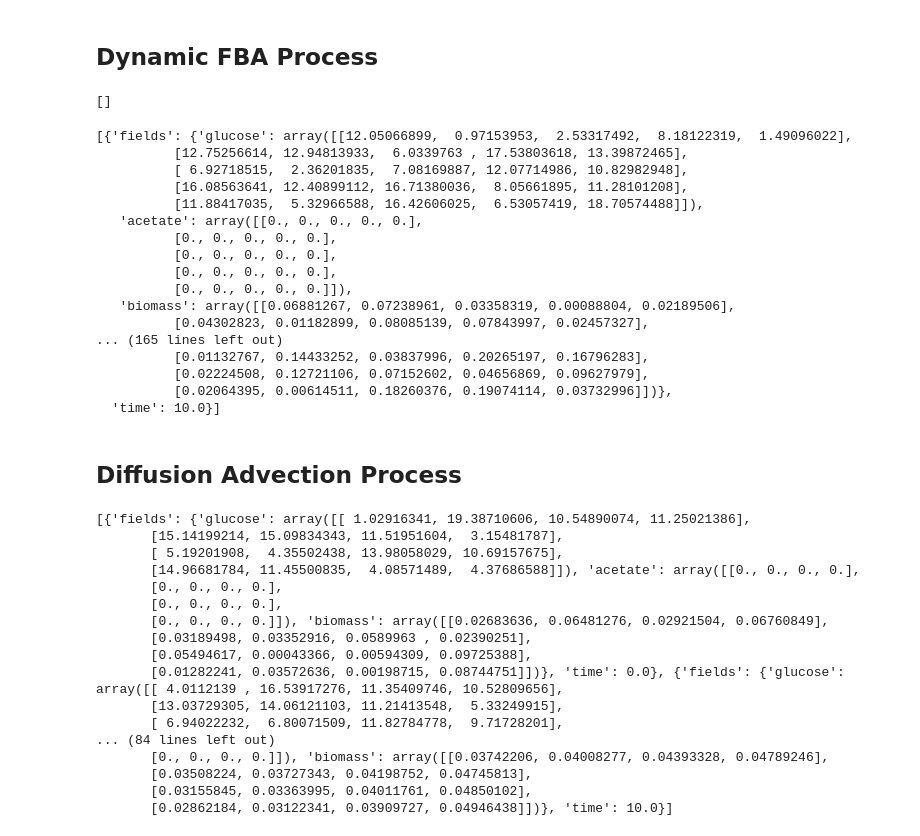
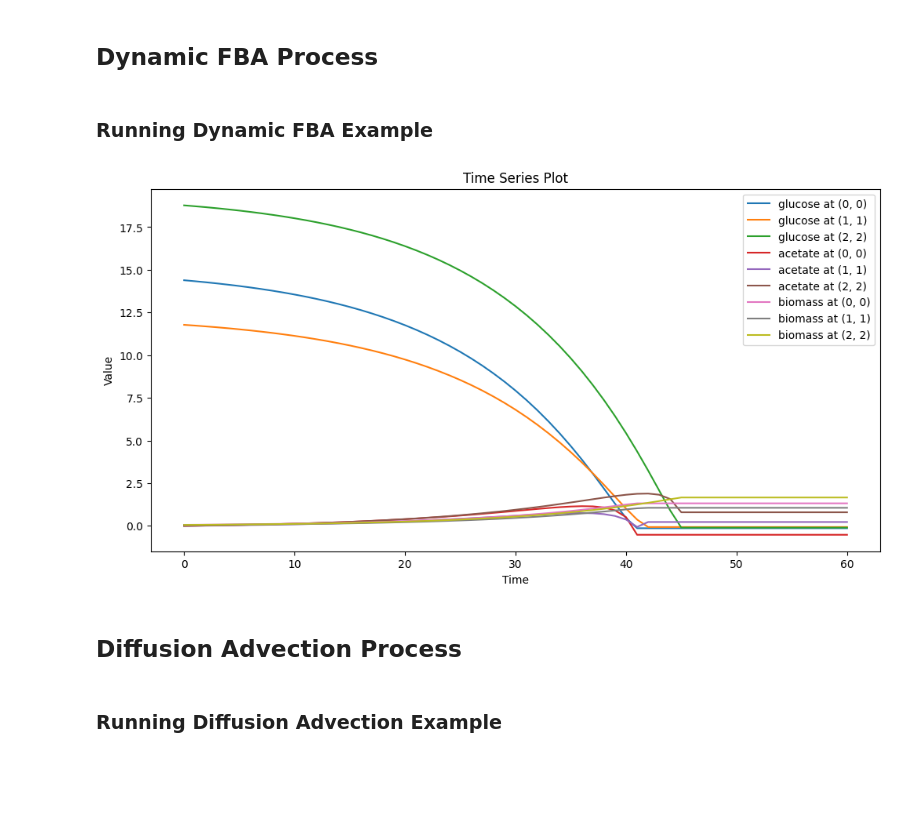
Before and after one commit to vivarium-collective/process-bigraph, a Jupyter notebook: notebooks/comets.ipynb, the cells around one changed output. Saved outputs shown, nothing was run; the diff lists cells and outputs as text; code cells hidden in the pictures; blank space fills up the shorter version.

```diff
--- a/notebooks/comets.ipynb
+++ b/notebooks/comets.ipynb
@@ -181,6 +328,8 @@ def run_process(
 
     run = RunProcess(config, core_type)
     return run.update(initial_state)
+# %% [markdown]
+### Running Dynamic FBA Example
 # %%
 n_bins = (5, 5)
 
@@ -242,27 +391,5 @@ composite_state = {
 
 sim = Composite({'state': composite_state}, core=core)
 
-sim.update({}, 10.0)
+sim.update({}, 60.0)
+dfba_results = sim.gather_results()
-# %% [output]
-[]
-# %%
-results = sim.gather_results()[('emitter',)]
-results
-# %% [output]
-[{'fields': {'glucose': array([[12.05066899,  0.97153953,  2.53317492,  8.18122319,  1.49096022],
-          [12.75256614, 12.94813933,  6.0339763 , 17.53803618, 13.39872465],
-          [ 6.92718515,  2.36201835,  7.08169887, 12.07714986, 10.82982948],
-          [16.08563641, 12.40899112, 16.71380036,  8.05661895, 11.28101208],
-          [11.88417035,  5.32966588, 16.42606025,  6.53057419, 18.70574488]]),
-   'acetate': array([[0., 0., 0., 0., 0.],
-          [0., 0., 0., 0., 0.],
-          [0., 0., 0., 0., 0.],
-          [0., 0., 0., 0., 0.],
-          [0., 0., 0., 0., 0.]]),
-   'biomass': array([[0.06881267, 0.07238961, 0.03358319, 0.00088804, 0.02189506],
-          [0.04302823, 0.01182899, 0.08085139, 0.07843997, 0.02457327],
-... (165 lines left out)
-          [0.01132767, 0.14433252, 0.03837996, 0.20265197, 0.16796283],
-          [0.02224508, 0.12721106, 0.07152602, 0.04656869, 0.09627979],
-          [0.02064395, 0.00614511, 0.18260376, 0.19074114, 0.03732996]])},
-  'time': 10.0}]
@@ -279,3 +396,10 @@ def plot_results(results):
+# %%
+plot_time_series(
+    dfba_results,
+    coordinates=[(0, 0), (1, 1), (2, 2)],
+)
+# %% [output]
+[figure, added]
 # %% [markdown]
 ## Diffusion Advection Process
 # %%
@@ -399,8 +522,11 @@ class DiffusionAdvection(Process):
         return updated_state - state
 
 core.register_process('DiffusionAdvection', DiffusionAdvection)
+# %% [markdown]
+### Running Diffusion Advection Example
 # %%
-n_bins = (4, 4)
+n_bins = (10, 10)
+bounds = (10, 10)
 
 initial_glucose = np.random.uniform(low=0, high=20, size=n_bins)
 initial_acetate = np.random.uniform(low=0, high=0, size=n_bins)
@@ -417,18 +543,18 @@ composite_state = {
         'address': 'local:DiffusionAdvection',
         'config': {
             'n_bins': n_bins,
-            'bounds': (10, 10),
+            'bounds': bounds,
             'default_diffusion_rate': 1e-1,
             'default_diffusion_dt': 1e-1,
             'diffusion_coeffs': {
                 'glucose': 1e-1,
                 'acetate': 1e-1,
-                'biomass': 1e-1,
+                'biomass': 1e-2,
             },
             'advection_coeffs': {
                 'glucose': (0, 0),
                 'acetate': (0, 0),
-                'biomass': (0, 0),
+                'biomass': (0, -0.10),
             },
         },
         'inputs': {
@@ -456,27 +582,6 @@ composite_state = {
 
 sim = Composite({'state': composite_state}, core=core)
 # sim.add_emitter()
+sim.update({}, 60.0)
 
-sim.update({}, 10.0)
-
-data = sim.gather_results()[('emitter',)]
-
-print(data)
+diffadv_results = sim.gather_results()
-# %% [output]
-[{'fields': {'glucose': array([[ 1.02916341, 19.38710606, 10.54890074, 11.25021386],
-       [15.14199214, 15.09834343, 11.51951604,  3.15481787],
-       [ 5.19201908,  4.35502438, 13.98058029, 10.69157675],
-       [14.96681784, 11.45500835,  4.08571489,  4.37686588]]), 'acetate': array([[0., 0., 0., 0.],
-       [0., 0., 0., 0.],
-       [0., 0., 0., 0.],
-       [0., 0., 0., 0.]]), 'biomass': array([[0.02683636, 0.06481276, 0.02921504, 0.06760849],
-       [0.03189498, 0.03352916, 0.0589963 , 0.02390251],
-       [0.05494617, 0.00043366, 0.00594309, 0.09725388],
-       [0.01282241, 0.03572636, 0.00198715, 0.08744751]])}, 'time': 0.0}, {'fields': {'glucose': array([[ 4.0112139 , 16.53917276, 11.35409746, 10.52809656],
-       [13.03729305, 14.06121103, 11.21413548,  5.33249915],
-       [ 6.94022232,  6.80071509, 11.82784778,  9.71728201],
-... (84 lines left out)
-       [0., 0., 0., 0.]]), 'biomass': array([[0.03742206, 0.04008277, 0.04393328, 0.04789246],
-       [0.03508224, 0.03727343, 0.04198752, 0.04745813],
-       [0.03155845, 0.03363995, 0.04011761, 0.04850102],
-       [0.02862184, 0.03122341, 0.03909727, 0.04946438]])}, 'time': 10.0}]
```
Also changed, not shown: parts of 15 cells of this notebook.
